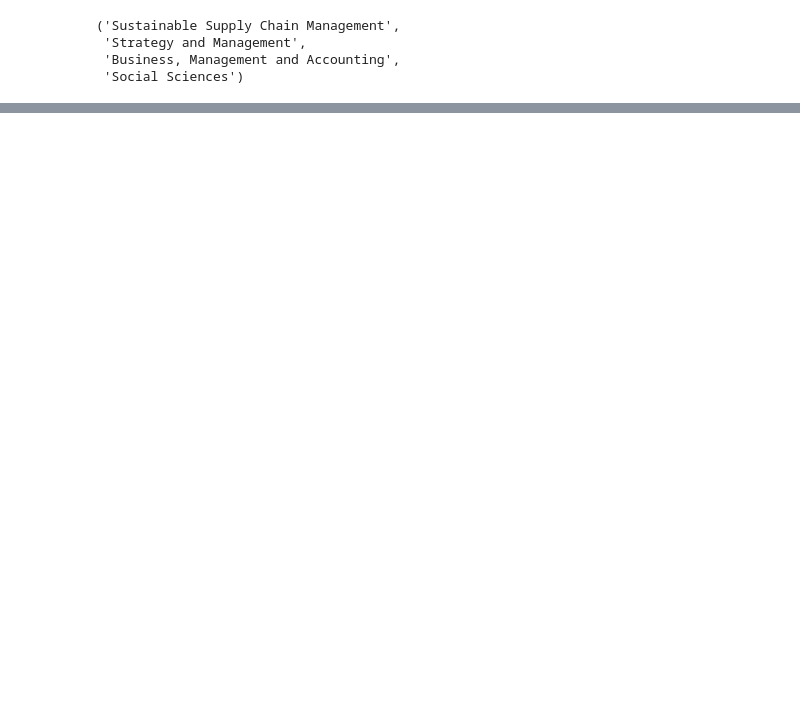
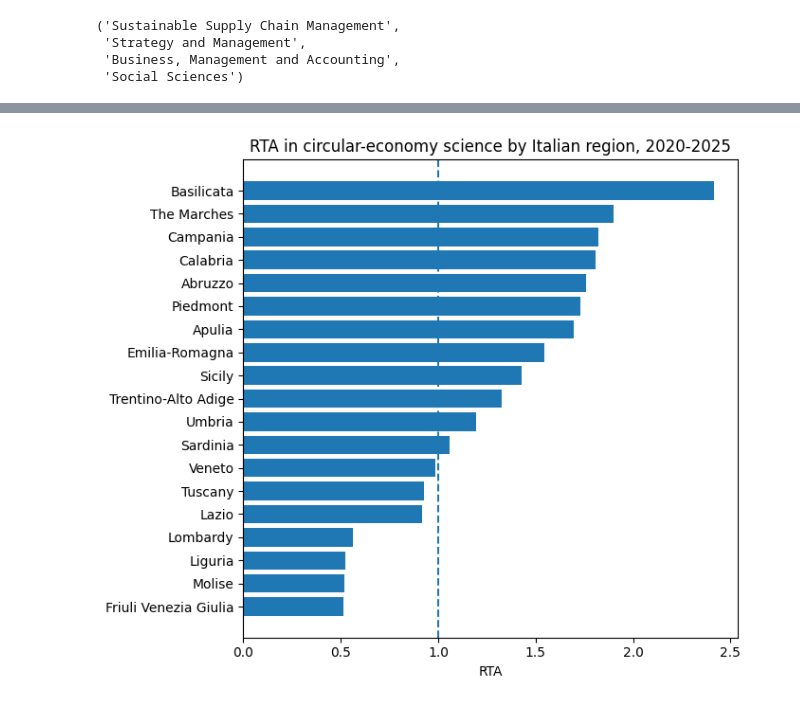
Before and after one commit to maxcodaz/daisy-publications, a Jupyter notebook: notebooks/daisy_openalex_api_python.ipynb, the cells around one changed output, grey strips where cells are left out. Saved outputs shown, nothing was run; the diff lists cells and outputs as text; code cells hidden in the pictures; blank space fills up the shorter version.

```diff
--- a/notebooks/daisy_openalex_api_python.ipynb
+++ b/notebooks/daisy_openalex_api_python.ipynb
@@ -428,0 +417,15 @@ Outputs stored in this notebook were produced on 18 Aug 2026 with pyalex 0.21, k
+# %%
+# All institution groups, no cap: paginate() walks through every page of 200 groups.
+# The CE query has about 2,400 groups (about a minute); the all-works query 57,000+ (a few minutes).
+pages = (Works().filter(authorships={"institutions": {"country_code": "IT"}},
+                        primary_topic={"id": ce_or}, publication_year="2020-2025")
+         .group_by("authorships.institutions.id").paginate(per_page=200, n_max=None))
+ce_inst = pd.DataFrame([g for page in pages for g in page])
+
+pages = (Works().filter(authorships={"institutions": {"country_code": "IT"}},
+                        publication_year="2020-2025")
+         .group_by("authorships.institutions.id").paginate(per_page=200, n_max=None))
+all_inst = pd.DataFrame([g for page in pages for g in page])
+
+# What we downloaded, largest first (some totals look inflated: institution disambiguation noise)
+all_inst.sort_values("count", ascending=False).head(5)
@@ -428,0 +439,11 @@ Outputs stored in this notebook were produced on 18 Aug 2026 with pyalex 0.21, k
+# %%
+# The 200 largest Italian institutions with their geo block (city, region), in one page
+inst_it = Institutions().filter(country_code="IT").sort(works_count="desc").select(["id", "display_name", "geo"]).get(per_page=200)
+
+inst_geo = pd.DataFrame([{"key": i["id"], "institution": i["display_name"],
+                          "city": (i["geo"] or {}).get("city"), "region": (i["geo"] or {}).get("region")}
+                         for i in inst_it])
+
+# The data problem, before any fix: institutions with a city but no region (September 2026: 81 of the 200)
+print(inst_geo["region"].isna().sum(), "of 200 institutions have a city but no region")
+inst_geo[inst_geo["region"].isna()].head(10)
@@ -428,0 +535,10 @@ Outputs stored in this notebook were produced on 18 Aug 2026 with pyalex 0.21, k
+# %%
+# Bar chart of the regional RTA, regions sorted by RTA; the dashed line (RTA = 1) is the Italian average
+plt.figure(figsize=(7, 6))
+plt.barh(rta_region.index[::-1], rta_region["rta"][::-1])
+plt.axvline(1, linestyle="--")
+plt.title("RTA in circular-economy science by Italian region, 2020-2025")
+plt.xlabel("RTA")
+plt.tight_layout(); plt.show()
+# %% [output]
+[figure, added]
```
Also changed, not shown: parts of 72 cells of this notebook, 14 other files.
